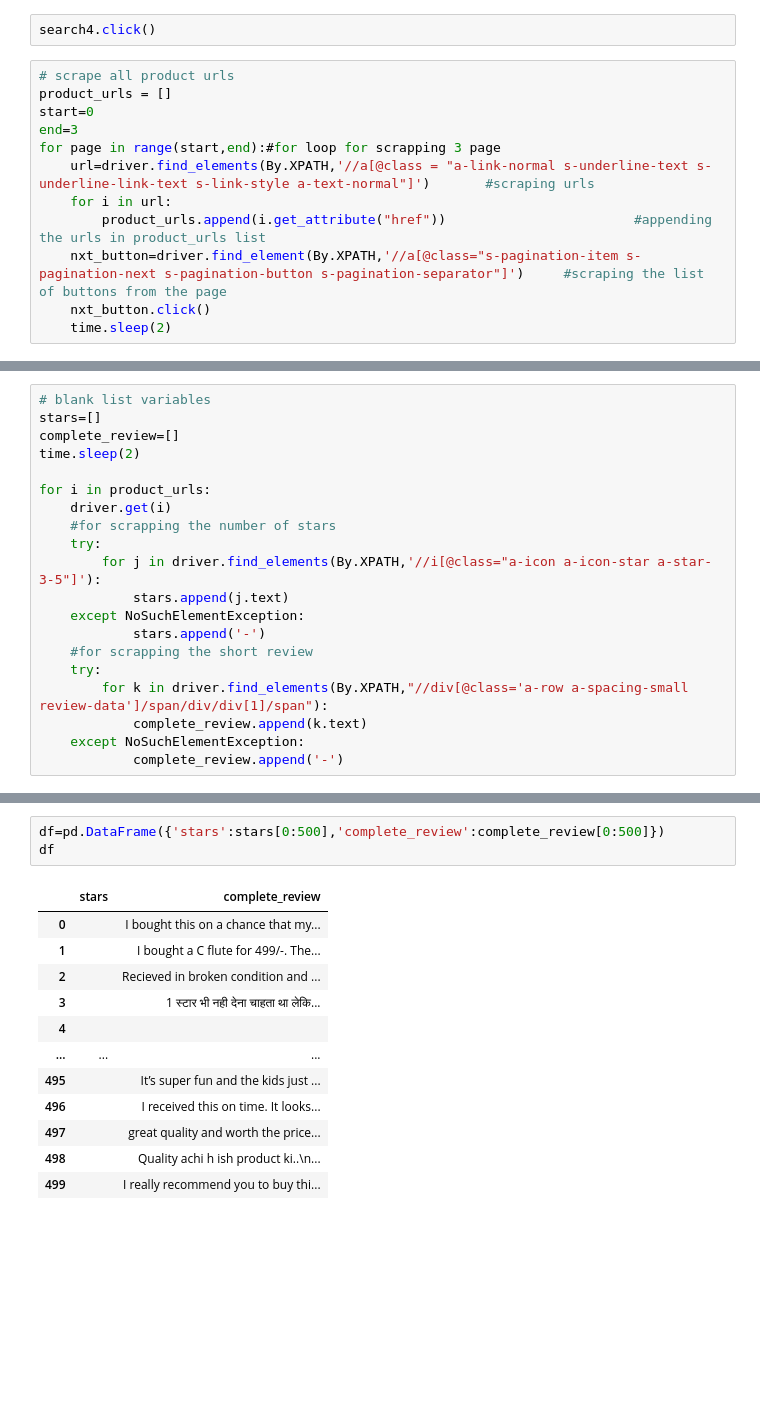
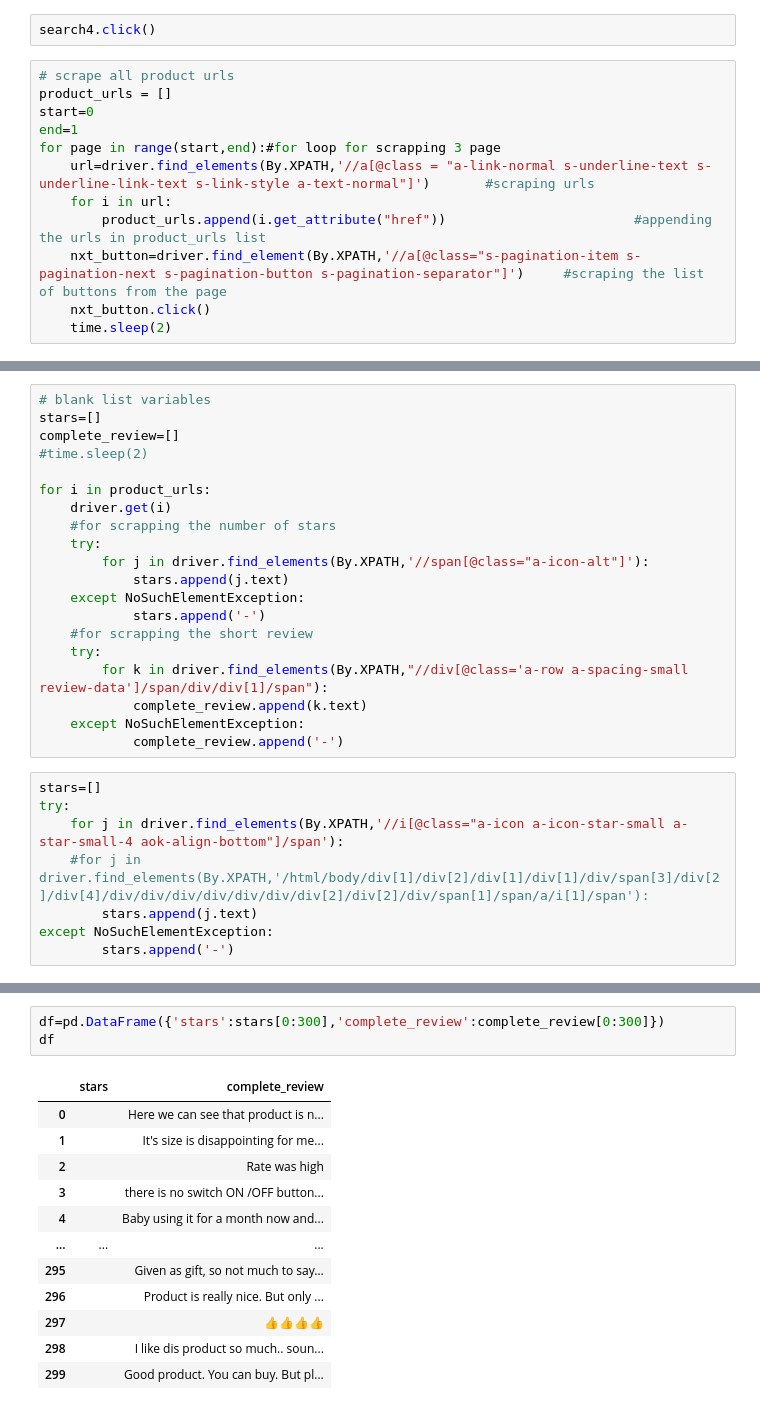
Before and after one commit to MaheshAgashimani/Ratings_Prediction_Flip, a Jupyter notebook: Rating Prediction Scrap Data.ipynb, the cells around one changed output, grey strips where cells are left out. Drawn from its saved outputs; the diff is of its cells as text; blank space fills up the shorter version.

```diff
--- a/Rating Prediction Scrap Data.ipynb
+++ b/Rating Prediction Scrap Data.ipynb
@@ -77,7 +70,7 @@ search4.click()
 # scrape all product urls
 product_urls = []
 start=0
-end=3
+end=1
 for page in range(start,end):#for loop for scrapping 3 page
     url=driver.find_elements(By.XPATH,'//a[@class = "a-link-normal s-underline-text s-underline-link-text s-link-style a-text-normal"]')       #scraping urls
     for i in url:
@@ -113,13 +106,13 @@ product_urls
 # blank list variables
 stars=[]
 complete_review=[]
-time.sleep(2)
+#time.sleep(2)
 
 for i in product_urls:
     driver.get(i)
     #for scrapping the number of stars
     try:
-        for j in driver.find_elements(By.XPATH,'//i[@class="a-icon a-icon-star a-star-3-5"]'):
+        for j in driver.find_elements(By.XPATH,'//span[@class="a-icon-alt"]'):
             stars.append(j.text)
     except NoSuchElementException:
             stars.append('-')
@@ -129,3 +122,11 @@ for i in product_urls:
             complete_review.append(k.text)
     except NoSuchElementException:
             complete_review.append('-')
+# %%
+stars=[]
+try:
+    for j in driver.find_elements(By.XPATH,'//i[@class="a-icon a-icon-star-small a-star-small-4 aok-align-bottom"]/span'):
+    #for j in driver.find_elements(By.XPATH,'/html/body/div[1]/div[2]/div[1]/div[1]/div/span[3]/div[2]/div[4]/div/div/div/div/div/div/div[2]/div[2]/div/span[1]/span/a/i[1]/span'):
+        stars.append(j.text)
+except NoSuchElementException:
+        stars.append('-')
@@ -136,16 +141,16 @@ print(len(stars[]),len(complete_review))
 # %%
-df=pd.DataFrame({'stars':stars[0:500],'complete_review':complete_review[0:500]})
+df=pd.DataFrame({'stars':stars[0:300],'complete_review':complete_review[0:300]})
 df
 # %% [output]
 |  | stars | complete_review |
-| 0 |  | I bought this on a chance that my... |
-| 1 |  | I bought a C flute for 499/-. The... |
-| 2 |  | Recieved in broken condition and ... |
-| 3 |  | 1 स्टार भी नही देना चाहता था लेकि... |
-| 4 |  |  |
+| 0 |  | Here we can see that product is n... |
+| 1 |  | It's size is disappointing for me... |
+| 2 |  | Rate was high |
+| 3 |  | there is no switch ON /OFF button... |
+| 4 |  | Baby using it for a month now and... |
 | ... | ... | ... |
-| 495 |  | It’s super fun and the kids just ... |
-| 496 |  | I received this on time. It looks... |
-| 497 |  | great quality and worth the price... |
-| 498 |  | Quality achi h ish product ki..\n... |
-| 499 |  | I really recommend you to buy thi... |
+| 295 |  | Given as gift, so not much to say... |
+| 296 |  | Product is really nice. But only ... |
+| 297 |  | 👍👍👍👍 |
+| 298 |  | I like dis product so much.. soun... |
+| 299 |  | Good product. You can buy. But pl... |
```
Also changed, not shown: parts of 169 cells of this notebook, 2 other files.
